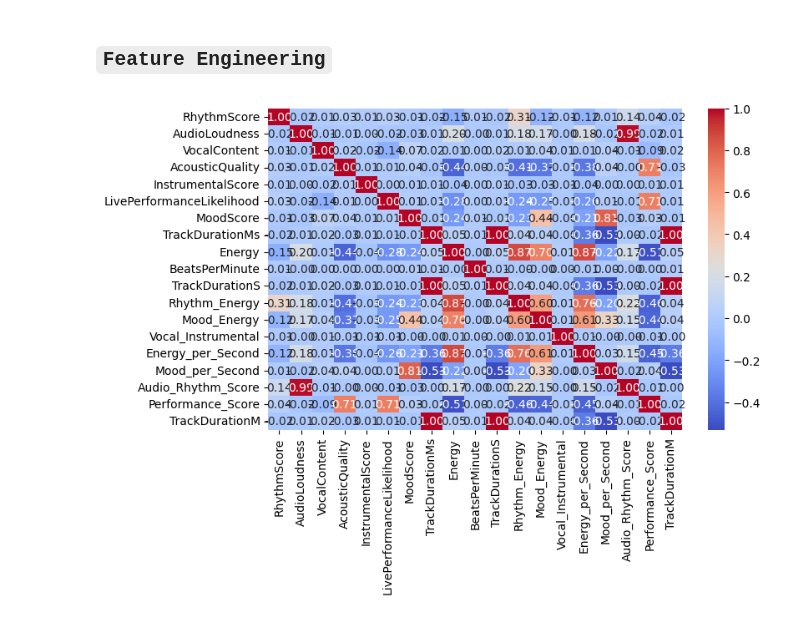
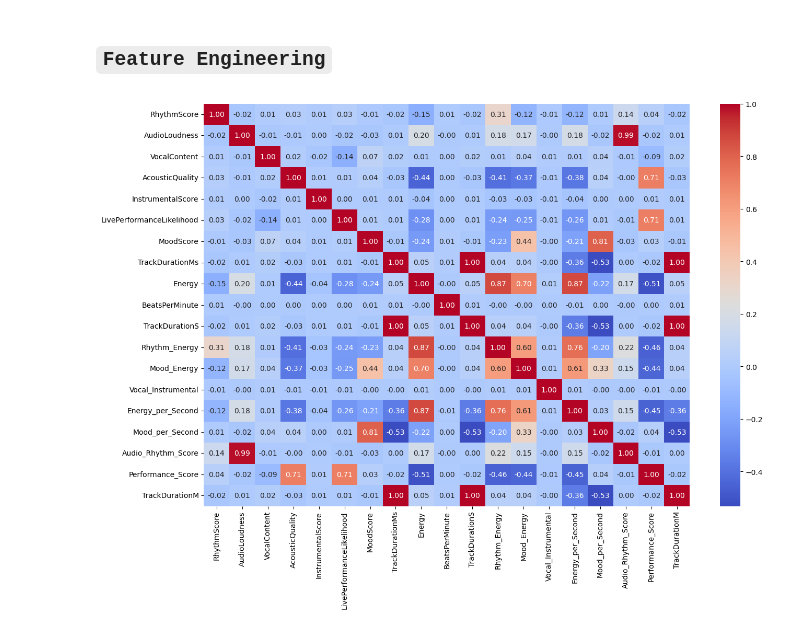
Before and after one commit to KarthikNot/Kaggle-S5E9, a Jupyter notebook: notebooks/Kaggle S5E9.ipynb, the cells around one changed output. Cells and saved outputs as stored; diff of their text form; code cells hidden in the pictures.

```diff
--- a/notebooks/Kaggle S5E9.ipynb
+++ b/notebooks/Kaggle S5E9.ipynb
@@ -366,4 +404,4 @@ trainTransformed['TrackDurationM'] = trainTransformed['TrackDurationS'] / 60
 # %%
-featureBPM = corrMatrix(trainTransformed)
+featureBPM = corrMatrix(trainTransformed, w=15,h=10)
 # %% [output]
-[figure, old version]
+[figure, new version]
```
Also changed, not shown: parts of 8 cells of this notebook.
